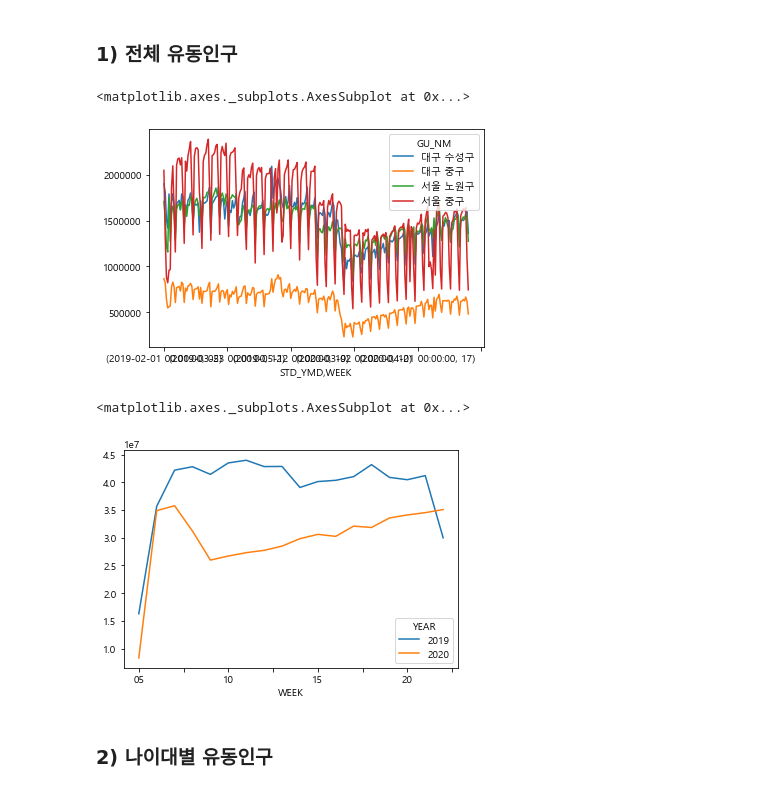
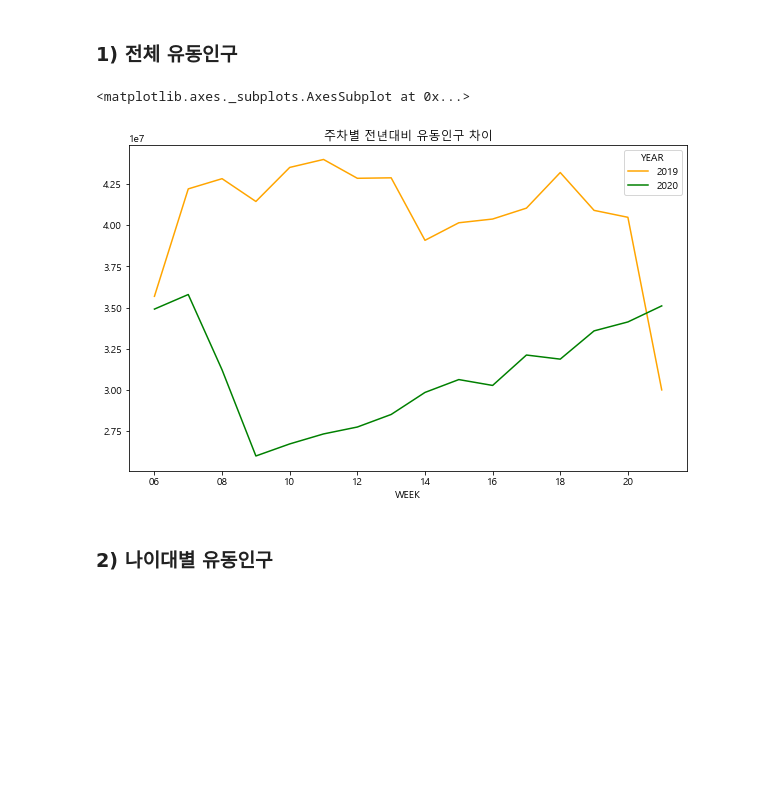
Before and after one commit to leechungpa/mcube, a Jupyter notebook: code/eda/1_유동인구.ipynb, the cells around one changed output. Drawn from its saved outputs; the diff is of its cells as text; code cells hidden in the pictures; blank space fills up the shorter version.

```diff
--- a/code/eda/1_유동인구.ipynb
+++ b/code/eda/1_유동인구.ipynb
@@ -248,8 +248,10 @@ FLOW_TIME_DF.to_csv('../../data/bigcontest/유동인구_정리(시간대별).csv
 # 4. 분석
 # %% [markdown]
 ### 1) 전체 유동인구
+# %%
+flow = FLOW_AGE_DF[FLOW_AGE_DF['WEEK'].isin(['05', '21'])==False]
 # %%
-FLOW_AGE_DF.pivot_table(index=['STD_YMD','WEEK'], columns='GU_NM', values='CNT', aggfunc='sum').plot()
+flow.pivot_table(index='WEEK', columns='YEAR', values='CNT', aggfunc='sum').plot(title='주차별 전년대비 유동인구 차이', color=['orange','g'], figsize=(10,6))
 # %% [output]
 <matplotlib.axes._subplots.AxesSubplot at 0x...>
-[figure, old version]
+[figure, new version]
@@ -258,8 +258,3 @@ flow = FLOW_AGE_DF.pivot_table(index='WEEK', columns='YEAR', values='CNT', aggfu
-# %%
-flow.plot()
-# %% [output]
-<matplotlib.axes._subplots.AxesSubplot at 0x...>
-[figure, removed]
 # %% [markdown]
 ### 2) 나이대별 유동인구
 # %%
```
Also changed, not shown: parts of 11 cells of this notebook.
